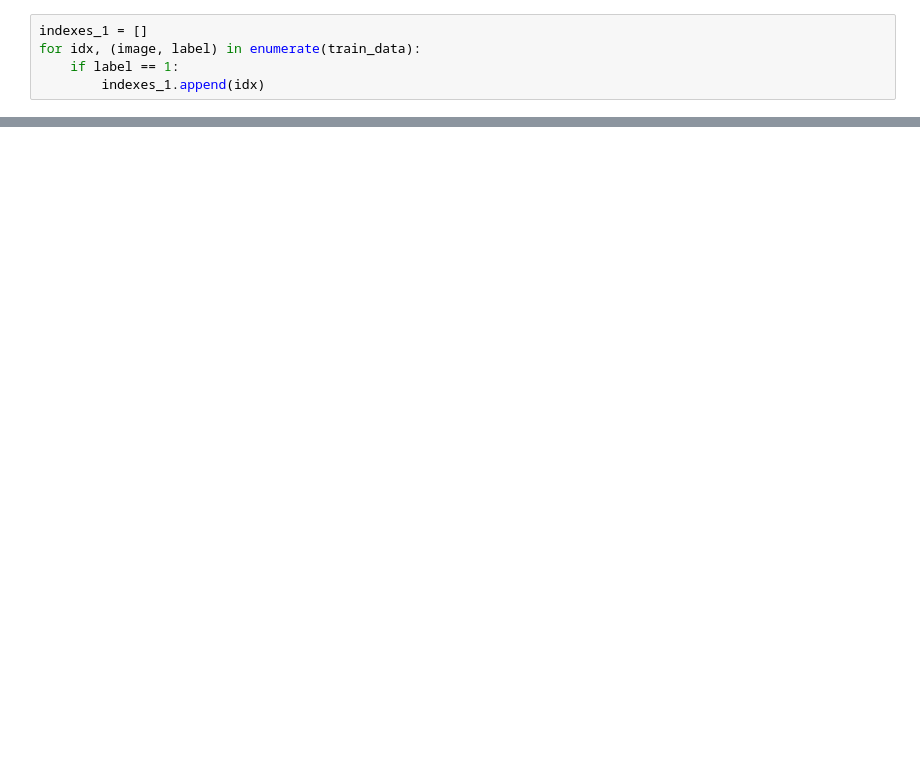
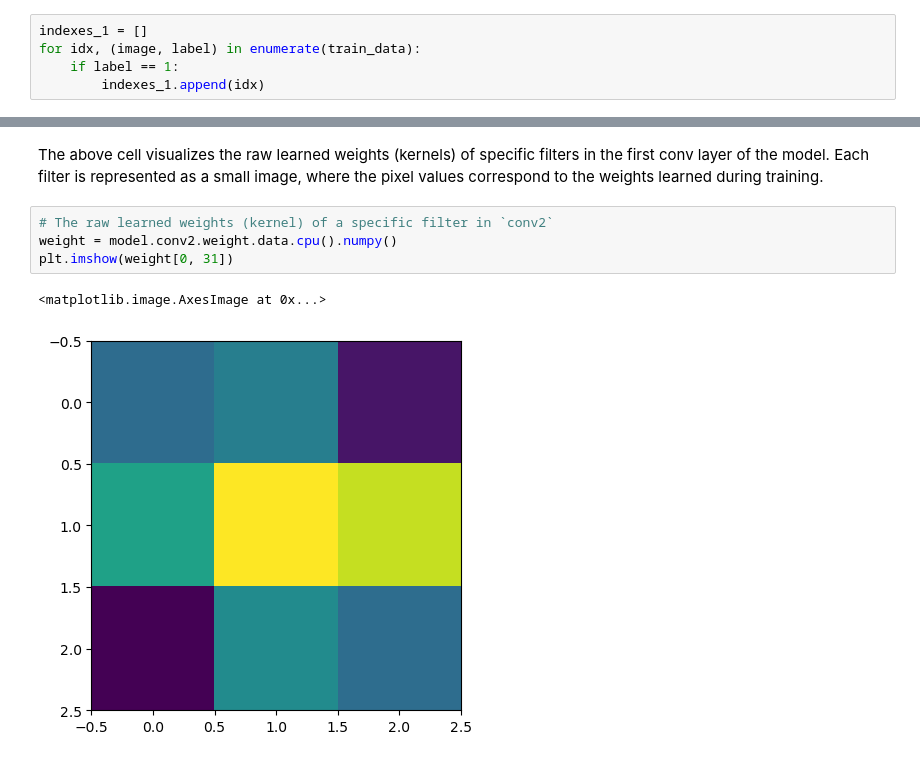
Before and after one commit to Harith-Y/PreCog-CV-Task, a Jupyter notebook: CV-Task1.ipynb, the cells around one changed output, grey strips where cells are left out. Saved outputs shown, nothing was run; the diff lists cells and outputs as text; blank space fills up the shorter version.

```diff
--- a/CV-Task1.ipynb
+++ b/CV-Task1.ipynb
@@ -717,0 +720,9 @@ Confidence: 0.8363
+# %% [markdown]
+The above cell visualizes the raw learned weights (kernels) of specific filters in the first conv layer of the model. Each filter is represented as a small image, where the pixel values correspond to the weights learned during training.
+# %%
+# The raw learned weights (kernel) of a specific filter in `conv2`
+weight = model.conv2.weight.data.cpu().numpy()
+plt.imshow(weight[0, 31])
+# %% [output]
+<matplotlib.image.AxesImage at 0x...>
+[figure, added]
```
Also changed, not shown: parts of 21 cells of this notebook.
